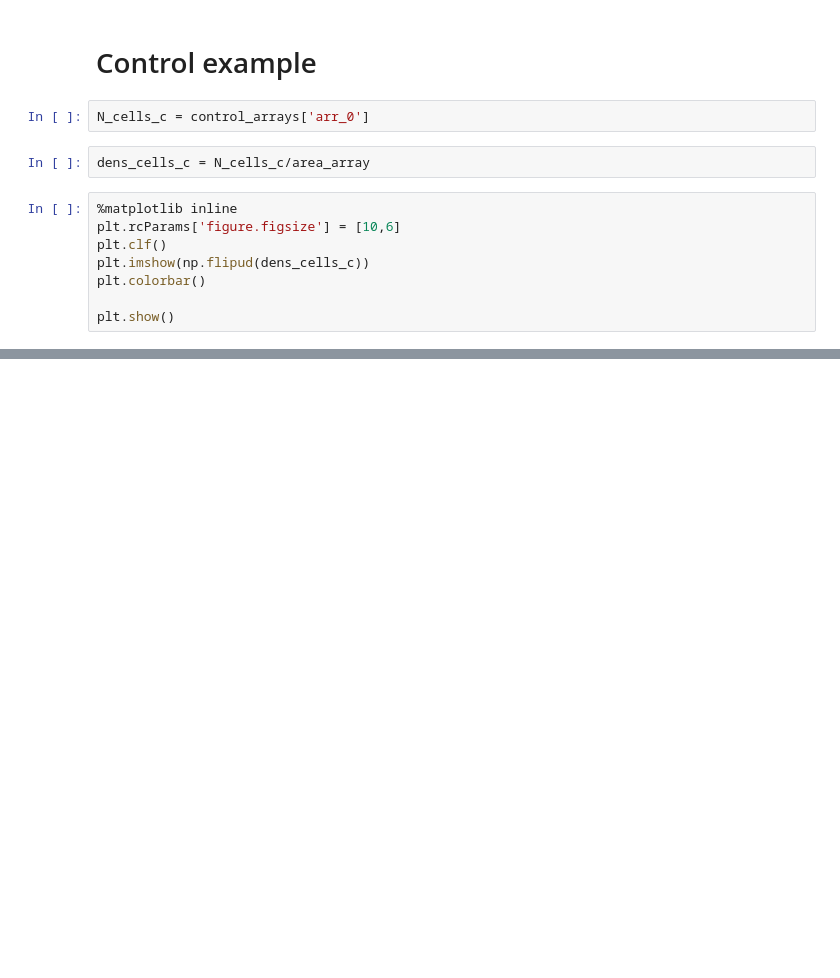
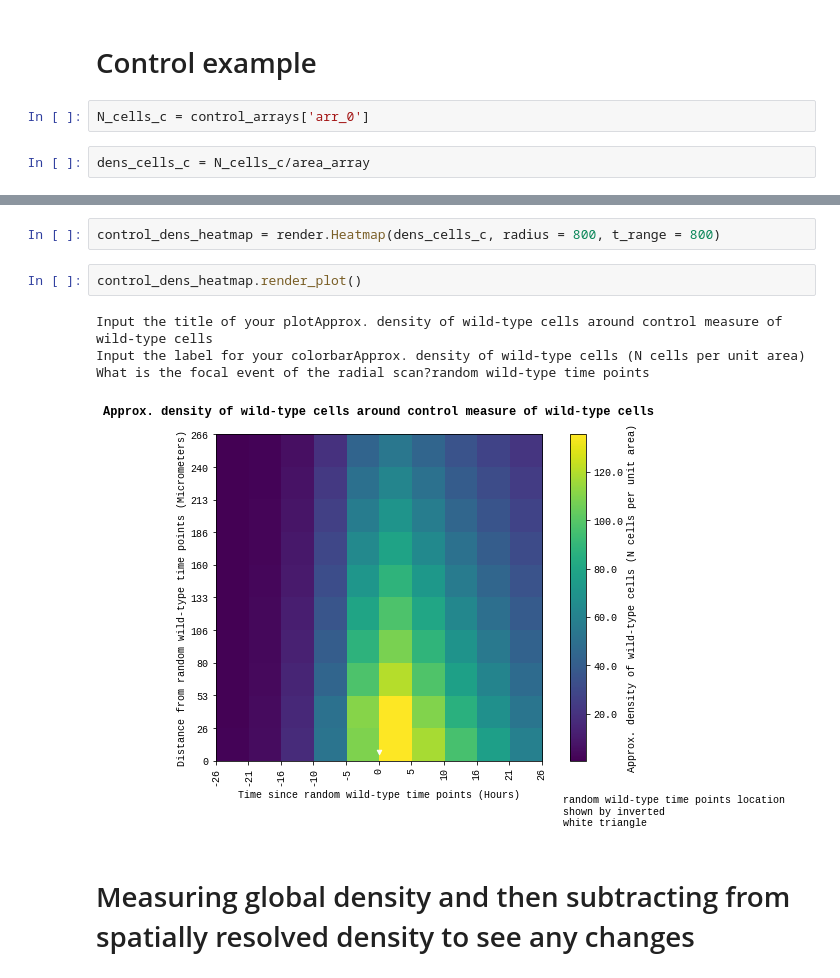
Before and after one commit to nthndy/cell-comp-analysis, a Jupyter notebook: radial_analysis/metaanalysis/mechanism_checker.ipynb, the cells around one changed output, grey strips where cells are left out. Drawn from its saved outputs; the diff is of its cells as text; blank space fills up the shorter version.

```diff
--- a/radial_analysis/metaanalysis/mechanism_checker.ipynb
+++ b/radial_analysis/metaanalysis/mechanism_checker.ipynb
@@ -187,11 +236,3 @@ plt.show()
 N_cells_c = control_arrays['arr_0']
 # %%
 dens_cells_c = N_cells_c/area_array
-# %%
-%matplotlib inline
-plt.rcParams['figure.figsize'] = [10,6]
-plt.clf()
-plt.imshow(np.flipud(dens_cells_c))
-plt.colorbar()
-
-plt.show()
@@ -800,0 +239,11 @@ input_dict
+# %%
+control_dens_heatmap = render.Heatmap(dens_cells_c, radius = 800, t_range = 800)
+# %%
+control_dens_heatmap.render_plot()
+# %% [output]
+Input the title of your plotApprox. density of wild-type cells around control measure of wild-type cells
+Input the label for your colorbarApprox. density of wild-type cells (N cells per unit area)
+What is the focal event of the radial scan?random wild-type time points
+[figure, added]
+# %% [markdown]
+# Measuring global density and then subtracting from spatially resolved density to see any changes
```
Also changed, not shown: parts of 44 cells of this notebook, 1 other file.
